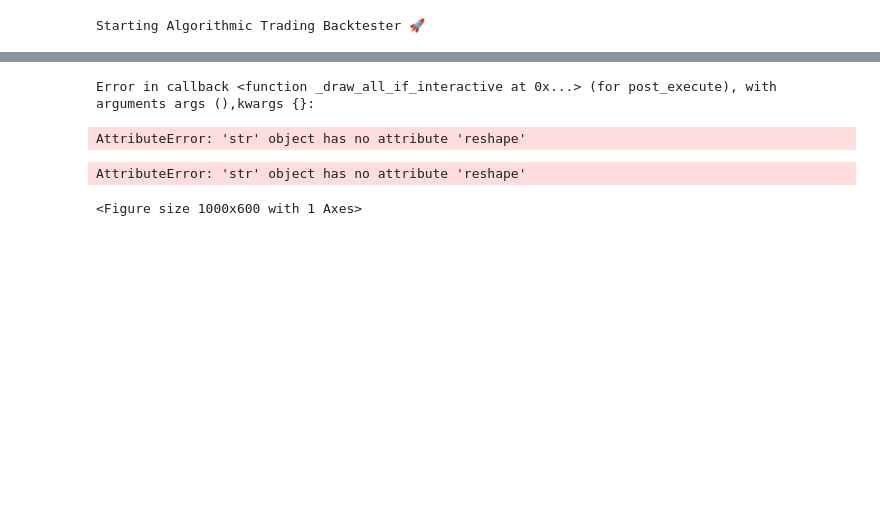
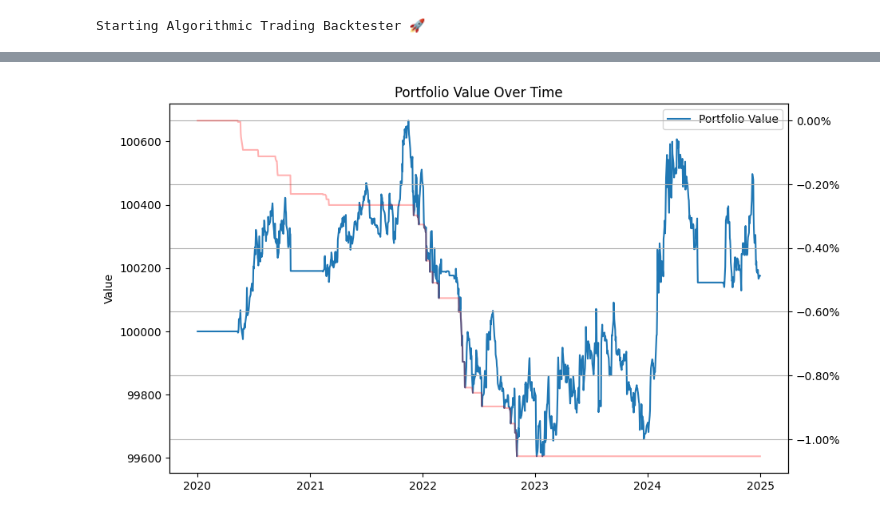
Before and after one commit to csymeon/algo-trading-backtester, a Jupyter notebook: main_interactive.ipynb, the cells around one changed output, grey strips where cells are left out. Drawn from its saved outputs; the diff is of its cells as text; code cells hidden in the pictures; blank space fills up the shorter version.

Commit message:
Corrected the calculation of max dd (cummin), implemented max dd in the interactive nb, implemented a test for max dd

```diff
--- a/main_interactive.ipynb
+++ b/main_interactive.ipynb
@@ -124,18 +120,19 @@ Historical VaR (5%):  0.04%
 Expected Shortfall:   0.07%
 # %%
 fig, ax = plt.subplots(figsize=(10, 6))
+ax_maxdrawdn = ax.twinx()
+ax_maxdrawdn.yaxis.set_major_formatter(mtick.PercentFormatter())
 ax.plot(df_vals, label="Portfolio Value")
+ax_maxdrawdn.plot(drawdn*100, label="Drawdown", color='red', alpha=0.3)
+# ax.fill_between(df_vals.index, df_vals["Value"], drawdn, color='red', alpha=0.3)
 
-if drawdn is not None:
-    ax.plot(drawdn, label="Drawdown", color='red', alpha=0.3)
-    ax.secondary_yaxis('right', functions=(lambda x: x, lambda x: str(x*100) + '%'))
+# if drawdn is not None:
+#     ax.plot(drawdn, label="Drawdown", color='red', alpha=0.3)
+#     ax.secondary_yaxis('right', functions=(lambda x: x, lambda x: str(x*100) + '%'))
 ax.set_title("Portfolio Value Over Time")
 ax.set_ylabel("Value")
 ax.legend()
 plt.grid(True)
 # plt.tight_layout()
 # %% [output]
-Error in callback <function _draw_all_if_interactive at 0x...> (for post_execute), with arguments args (),kwargs {}:
-AttributeError: 'str' object has no attribute 'reshape'
-AttributeError: 'str' object has no attribute 'reshape'
-<Figure size 1000x600 with 1 Axes>
+[figure, added]
```
Also changed, not shown: parts of 4 cells of this notebook, 2 other files.
